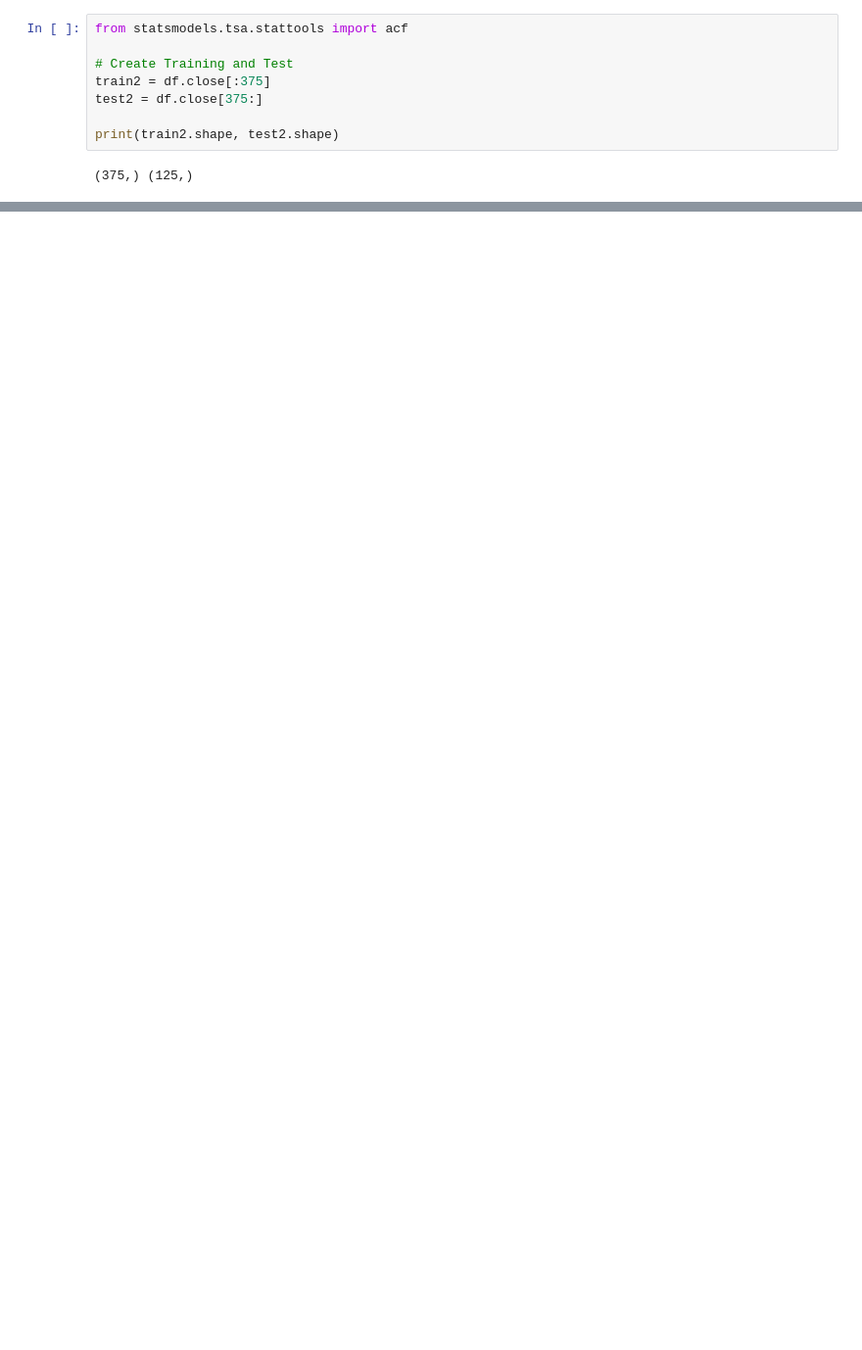
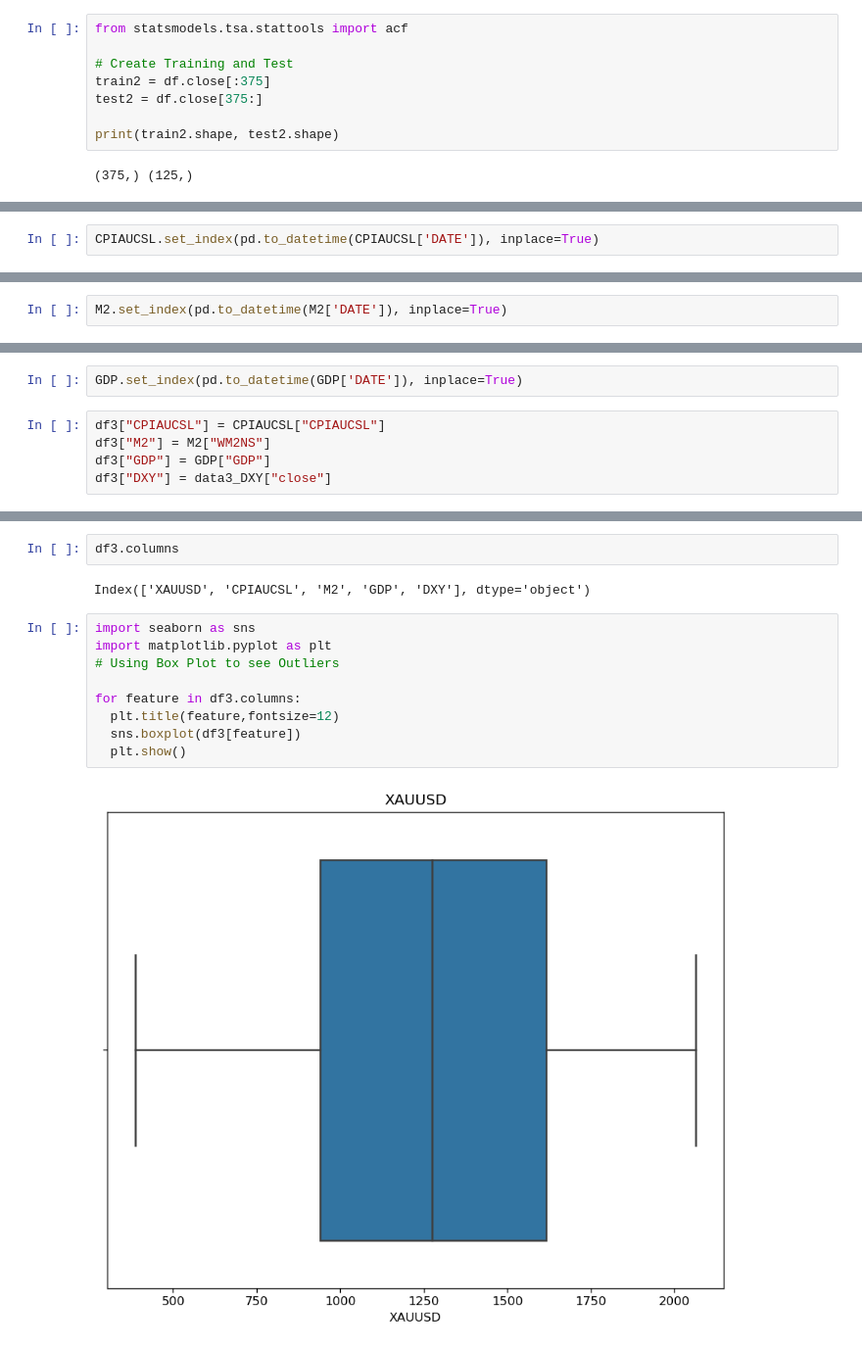
Before and after one commit to AlienX77-cmd/Computational-Finance, a Jupyter notebook: Computational_Finance_Homework_ARIMA_6310505688_Kittipak.ipynb, the cells around one changed output, grey strips where cells are left out. Shown at 98% size. Saved outputs shown, nothing was run; the diff lists cells and outputs as text; blank space fills up the shorter version.

```diff
--- a/Computational_Finance_Homework_ARIMA_6310505688_Kittipak.ipynb
+++ b/Computational_Finance_Homework_ARIMA_6310505688_Kittipak.ipynb
@@ -606,0 +758,2 @@ sarimax_forecast(SARIMAX_model, periods=24)
+# %%
+CPIAUCSL.set_index(pd.to_datetime(CPIAUCSL['DATE']), inplace=True)
@@ -606,0 +769,2 @@ sarimax_forecast(SARIMAX_model, periods=24)
+# %%
+M2.set_index(pd.to_datetime(M2['DATE']), inplace=True)
@@ -606,0 +780,7 @@ sarimax_forecast(SARIMAX_model, periods=24)
+# %%
+GDP.set_index(pd.to_datetime(GDP['DATE']), inplace=True)
+# %%
+df3["CPIAUCSL"] = CPIAUCSL["CPIAUCSL"]
+df3["M2"] = M2["WM2NS"]
+df3["GDP"] = GDP["GDP"]
+df3["DXY"] = data3_DXY["close"]
@@ -606,0 +801,15 @@ sarimax_forecast(SARIMAX_model, periods=24)
+# %%
+df3.columns
+# %% [output]
+Index(['XAUUSD', 'CPIAUCSL', 'M2', 'GDP', 'DXY'], dtype='object')
+# %%
+import seaborn as sns
+import matplotlib.pyplot as plt
+# Using Box Plot to see Outliers
+
+for feature in df3.columns:
+  plt.title(feature,fontsize=12)
+  sns.boxplot(df3[feature])
+  plt.show()
+# %% [output]
+[figure, added]
```
Also changed, not shown: parts of 68 cells of this notebook.
